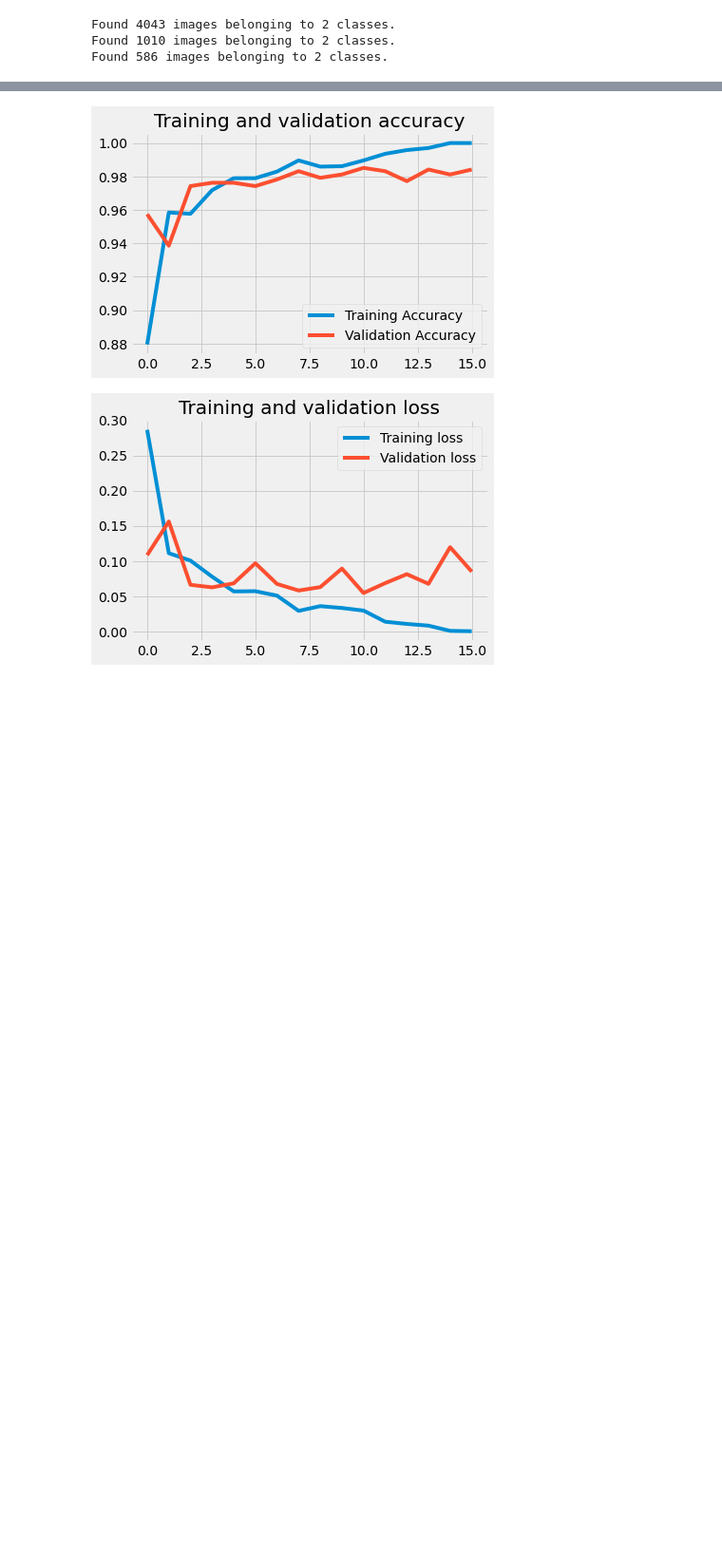
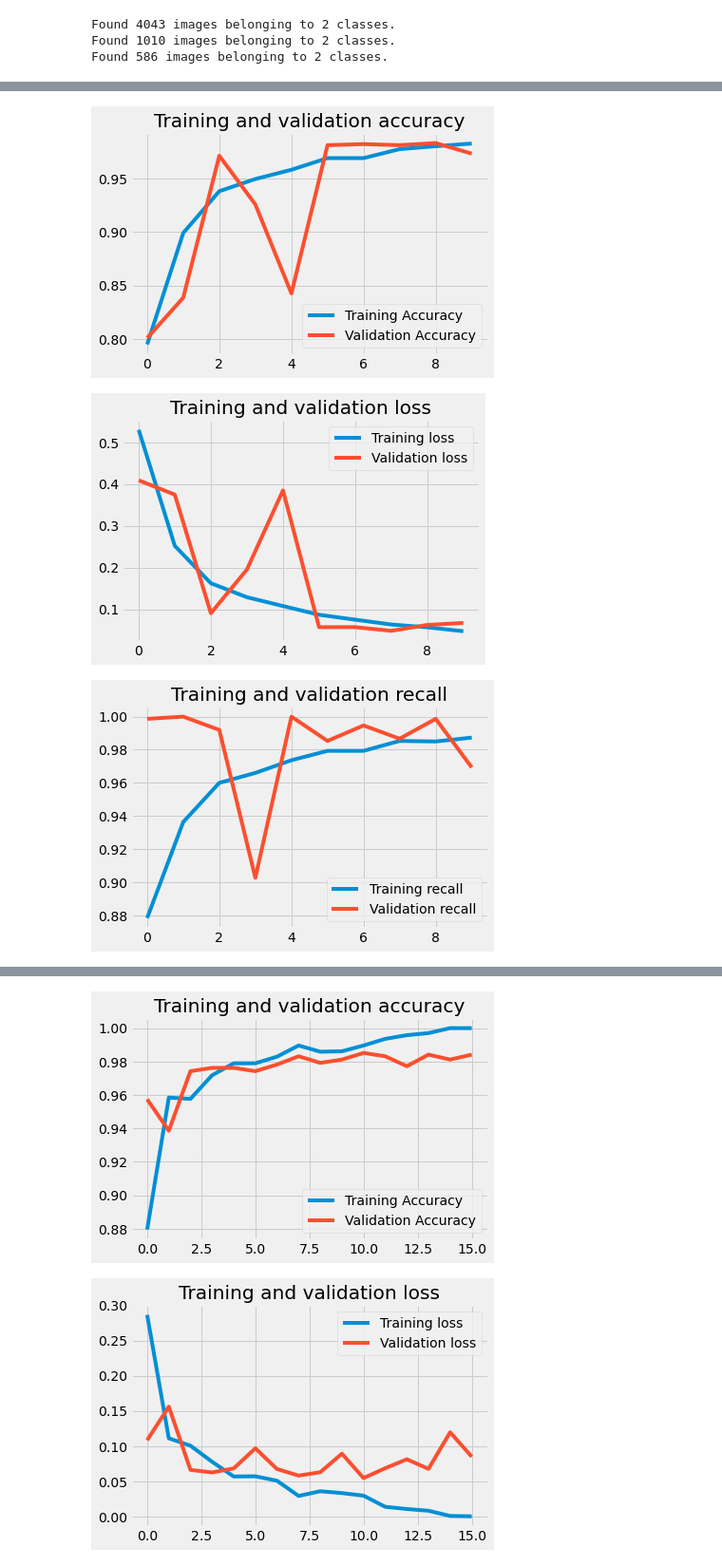
Before and after one commit to stereopickle/pneumonia_img_classification, a Jupyter notebook: 020.CNN.ipynb, the cells around one changed output, grey strips where cells are left out. Shown at 95% size. Drawn from its saved outputs; the diff is of its cells as text; code cells hidden in the pictures; blank space fills up the shorter version.

```diff
--- a/020.CNN.ipynb
+++ b/020.CNN.ipynb
@@ -60,0 +72,48 @@ Found 586 images belonging to 2 classes.
+# %%
+# compiling models
+model.compile(loss='binary_crossentropy',
+              optimizer=optimizers.RMSprop(lr=1e-4),
+              metrics=['accuracy', 'Recall'])
+# %%
+# training
+start = timer()
+
+history = model.fit(train_g,
+                    epochs=10,
+                    validation_data=val_g,
+                    workers = 7
+                   )
+
+end = timer()
+elapsed = end - start
+print('Total Time Elapsed: ', int(elapsed//60), ' minutes ', (round(elapsed%60)), ' seconds')
+# %%
+# plot performance
+def plot_performance(hist):
+    hist_ = hist.history
+    epochs = hist.epoch
+
+    plt.plot(epochs, hist_['accuracy'], label='Training Accuracy')
+    plt.plot(epochs, hist_['val_accuracy'], label='Validation Accuracy')
+    plt.title('Training and validation accuracy')
+    plt.legend()
+
+    plt.figure()
+    plt.plot(epochs, hist_['loss'], label='Training loss')
+    plt.plot(epochs, hist_['val_loss'], label='Validation loss')
+    plt.title('Training and validation loss')
+    plt.legend()
+
+    plt.figure()
+    plt.plot(epochs, hist_['recall'], label='Training recall')
+    plt.plot(epochs, hist_['val_recall'], label='Validation recall')
+    plt.title('Training and validation recall')
+    plt.legend()
+
+    plt.show()
+
+plot_performance(history)
+# %% [output]
+[figure, added]
+[figure, added]
+[figure, added]
```
Also changed, not shown: parts of 92 cells of this notebook.
